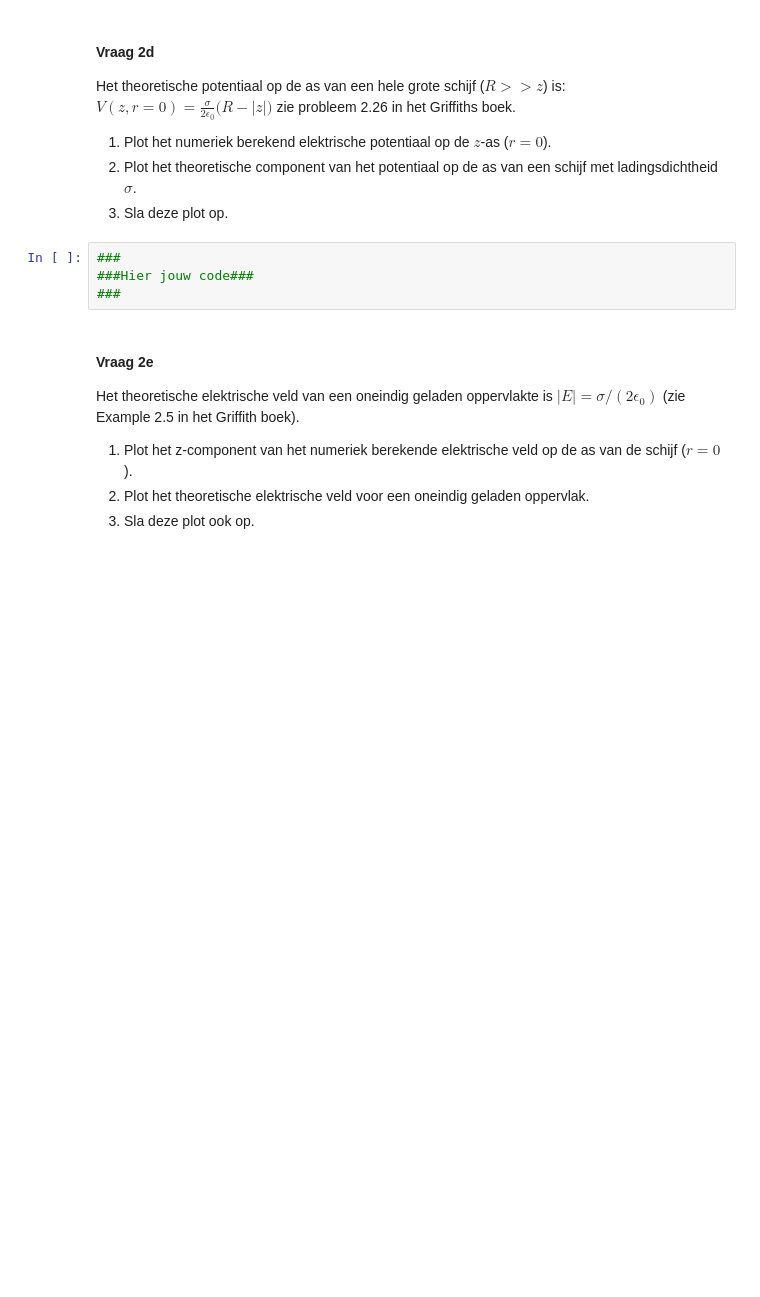
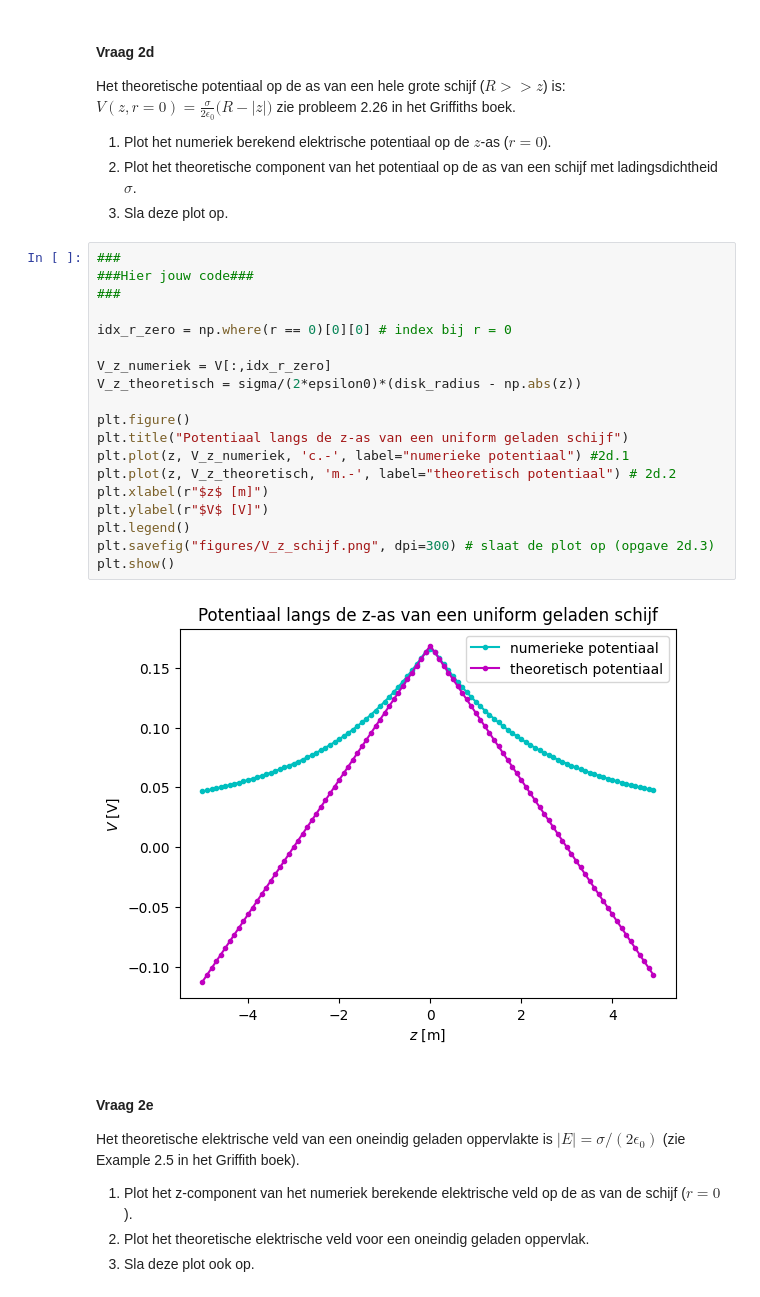
Before and after one commit to thaak123/THAAK-opdrachten-DEF-D, a Jupyter notebook: DigitaleOntwerpopdrachten/1CondensatorOpdracht/CondensatorOntwerpopdracht.ipynb, the cells around one changed output. Saved outputs shown, nothing was run; the diff lists cells and outputs as text; blank space fills up the shorter version.

Commit message:
opgave 2d

```diff
--- a/DigitaleOntwerpopdrachten/1CondensatorOpdracht/CondensatorOntwerpopdracht.ipynb
+++ b/DigitaleOntwerpopdrachten/1CondensatorOpdracht/CondensatorOntwerpopdracht.ipynb
@@ -281,7 +281,24 @@ zie probleem 2.26 in het Griffiths boek.
 # %%
 ###
 ###Hier jouw code###
 ###
+
+idx_r_zero = np.where(r == 0)[0][0] # index bij r = 0
+
+V_z_numeriek = V[:,idx_r_zero]
+V_z_theoretisch = sigma/(2*epsilon0)*(disk_radius - np.abs(z))
+
+plt.figure()
+plt.title("Potentiaal langs de z-as van een uniform geladen schijf")
+plt.plot(z, V_z_numeriek, 'c.-', label="numerieke potentiaal") #2d.1
+plt.plot(z, V_z_theoretisch, 'm.-', label="theoretisch potentiaal") # 2d.2
+plt.xlabel(r"$z$ [m]")
+plt.ylabel(r"$V$ [V]")
+plt.legend()
+plt.savefig("figures/V_z_schijf.png", dpi=300) # slaat de plot op (opgave 2d.3)
+plt.show()
+# %% [output]
+[figure, added]
 # %% [markdown]
 #### Vraag 2e
 
```
Also changed, not shown: 1 other file.
